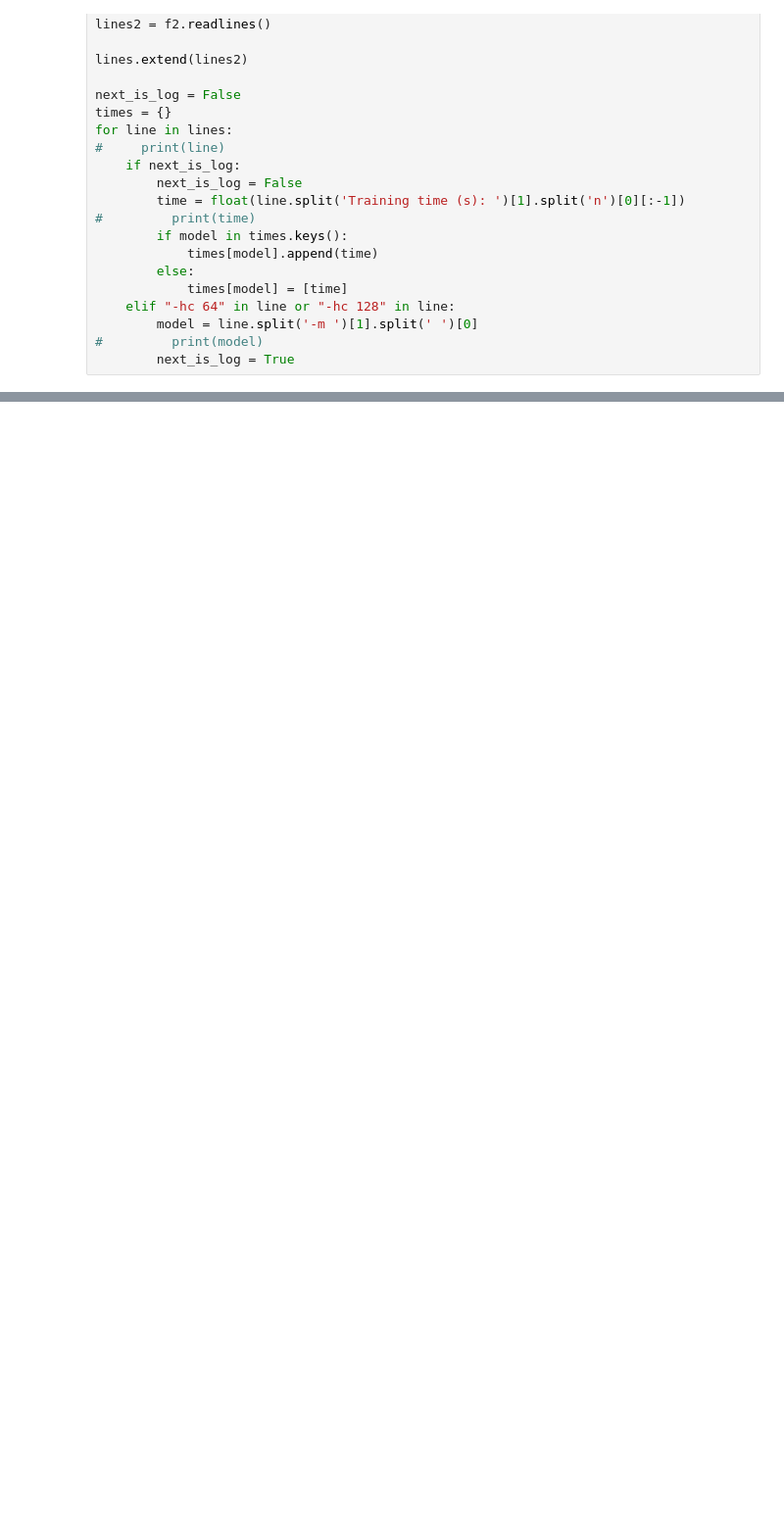
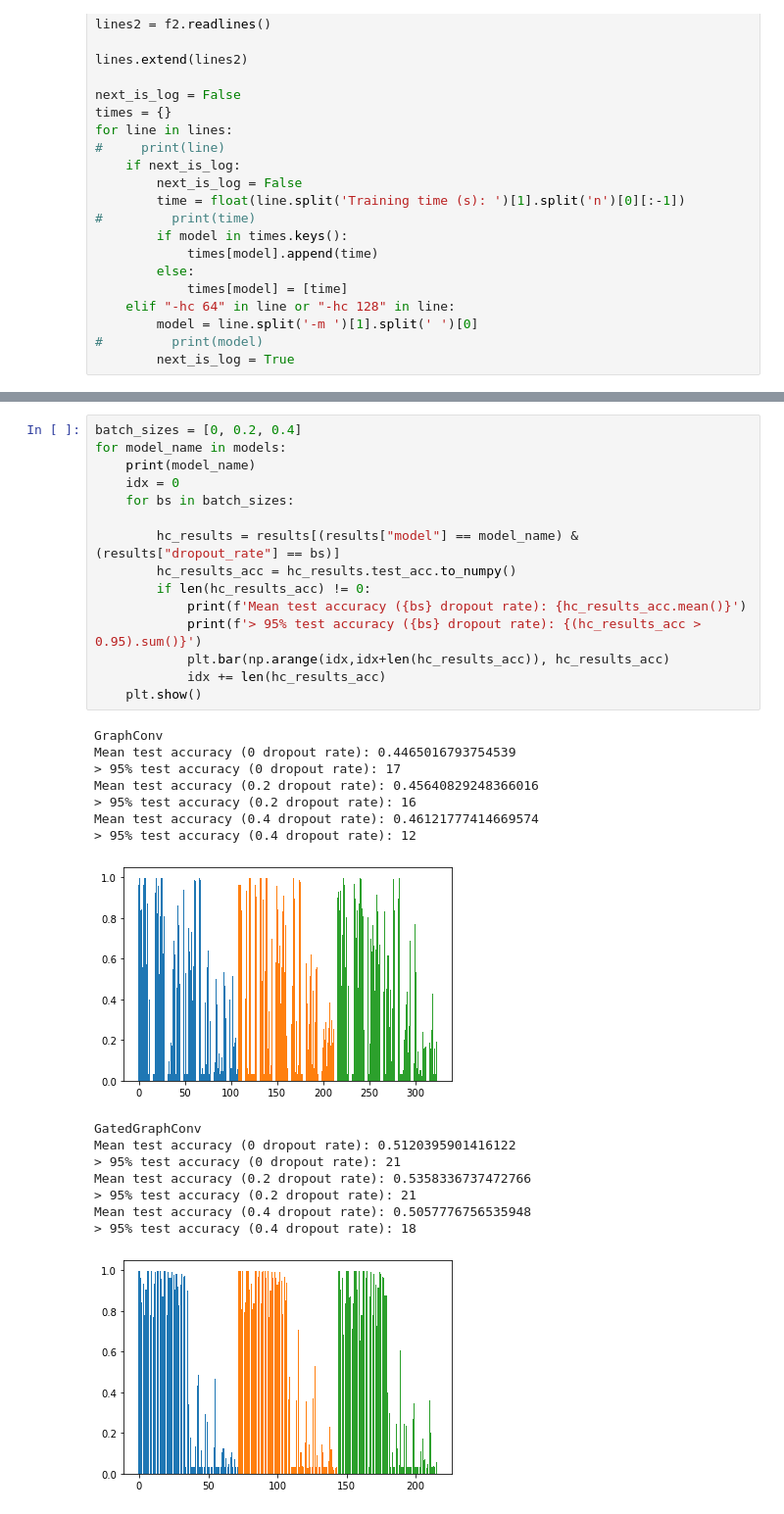
Before and after one commit to yff12345/g, a Jupyter notebook: participant_classification/experiment_results_exploration.ipynb, the cells around one changed output, grey strips where cells are left out. Shown: that part at 98% size. Saved outputs shown, nothing was run; the diff lists cells and outputs as text; blank space fills up the shorter version.

```diff
--- a/participant_classification/experiment_results_exploration.ipynb
+++ b/participant_classification/experiment_results_exploration.ipynb
@@ -448,0 +569,32 @@ GraphConv 222.0
+# %%
+batch_sizes = [0, 0.2, 0.4]
+for model_name in models:
+    print(model_name)
+    idx = 0
+    for bs in batch_sizes:
+
+        hc_results = results[(results["model"] == model_name) & (results["dropout_rate"] == bs)]
+        hc_results_acc = hc_results.test_acc.to_numpy()
+        if len(hc_results_acc) != 0:
+            print(f'Mean test accuracy ({bs} dropout rate): {hc_results_acc.mean()}')
+            print(f'> 95% test accuracy ({bs} dropout rate): {(hc_results_acc > 0.95).sum()}')
+            plt.bar(np.arange(idx,idx+len(hc_results_acc)), hc_results_acc)
+            idx += len(hc_results_acc)
+    plt.show()
+# %% [output]
+GraphConv
+Mean test accuracy (0 dropout rate): 0.4465016793754539
+> 95% test accuracy (0 dropout rate): 17
+Mean test accuracy (0.2 dropout rate): 0.45640829248366016
+> 95% test accuracy (0.2 dropout rate): 16
+Mean test accuracy (0.4 dropout rate): 0.46121777414669574
+> 95% test accuracy (0.4 dropout rate): 12
+[figure, added]
+GatedGraphConv
+Mean test accuracy (0 dropout rate): 0.5120395901416122
+> 95% test accuracy (0 dropout rate): 21
+Mean test accuracy (0.2 dropout rate): 0.5358336737472766
+> 95% test accuracy (0.2 dropout rate): 21
+Mean test accuracy (0.4 dropout rate): 0.5057776756535948
+> 95% test accuracy (0.4 dropout rate): 18
+[figure, added]
```
Also changed, not shown: parts of 6 cells of this notebook.
